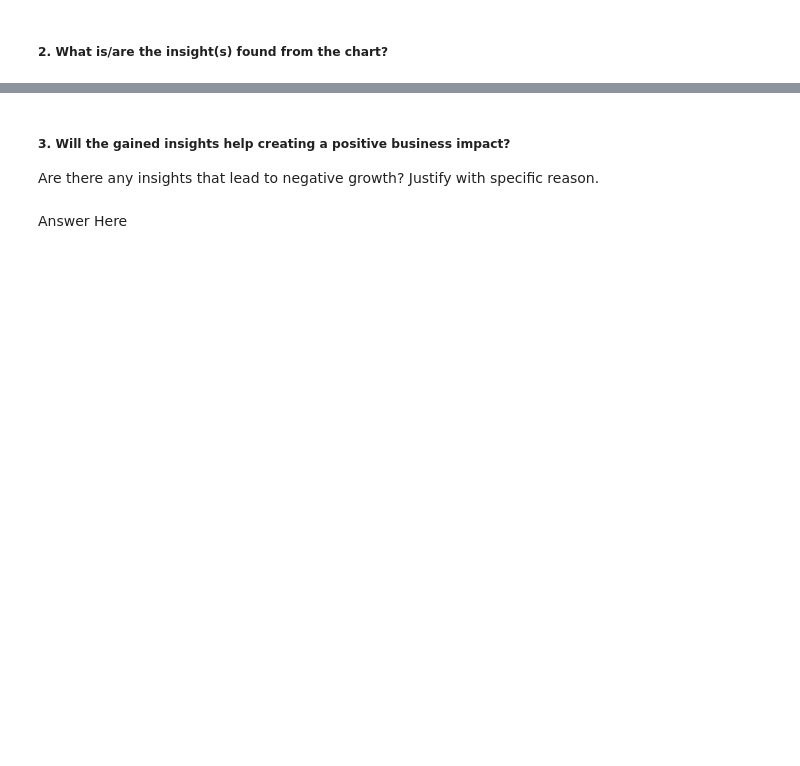
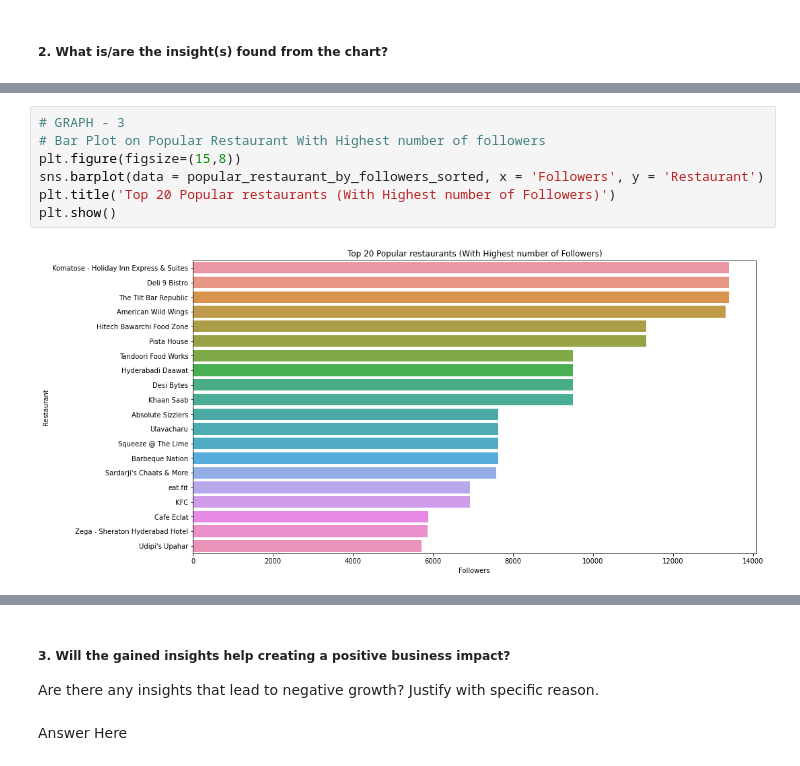
Before and after one commit to v1git12/Capstone-Project-4-Zomato-Restraurant-Clustering-And-Sentiment-Analysis, a Jupyter notebook: Zomato_Restaurant_Clustering_&_Sentiment_Analysis.ipynb, the cells around one changed output, grey strips where cells are left out. Saved outputs shown, nothing was run; the diff lists cells and outputs as text; blank space fills up the shorter version.

```diff
--- a/Zomato_Restaurant_Clustering_&_Sentiment_Analysis.ipynb
+++ b/Zomato_Restaurant_Clustering_&_Sentiment_Analysis.ipynb
@@ -1163,0 +1160,9 @@ Answer Here
+# %%
+# GRAPH - 3
+# Bar Plot on Popular Restaurant With Highest number of followers
+plt.figure(figsize=(15,8))
+sns.barplot(data = popular_restaurant_by_followers_sorted, x = 'Followers', y = 'Restaurant')
+plt.title('Top 20 Popular restaurants (With Highest number of Followers)')
+plt.show()
+# %% [output]
+[figure, added]
```
Also changed, not shown: parts of 164 cells of this notebook.
